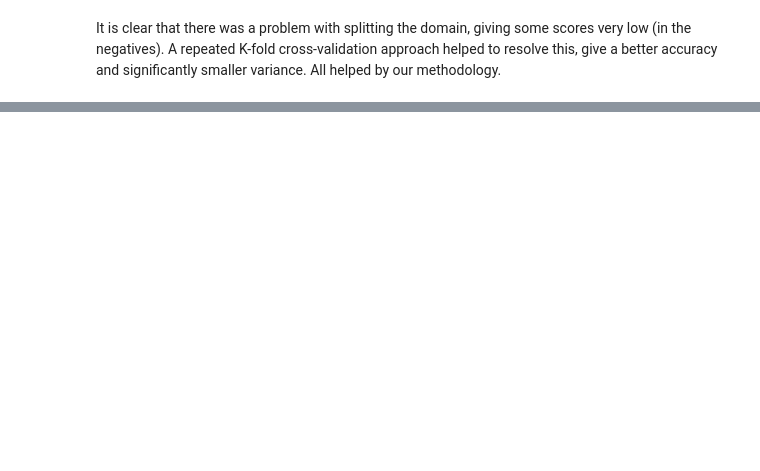
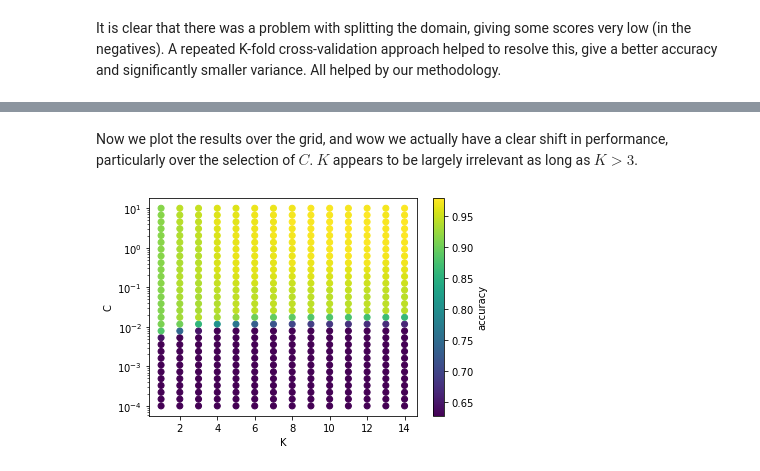
Before and after one commit to gregparkes/gitermap, a Jupyter notebook: example2.ipynb, the cells around one changed output, grey strips where cells are left out. Cells and saved outputs as stored; diff of their text form; code cells hidden in the pictures; blank space fills up the shorter version.

```diff
--- a/example2.ipynb
+++ b/example2.ipynb
@@ -117,0 +162,5 @@ It is clear that there was a problem with splitting the domain, giving some scor
+# %%
+def compute_breast_cancer_data(k, C, cv, X, y):
+    X_new = PCA(n_components=k).fit_transform(scale(X))
+    # default scoring is accuracy score I think.
+    return cross_val_score(SVC(C=C), X_new, y, cv=cv)
@@ -117,0 +169,3 @@ It is clear that there was a problem with splitting the domain, giving some scor
+# %%
+K = np.arange(1, 15, dtype=int)
+C = np.logspace(-4, 1, 30)
@@ -117,0 +180,14 @@ It is clear that there was a problem with splitting the domain, giving some scor
+# %%
+results = np.vstack(pca_svc).mean(1)
+points = np.asarray(list(it.product(K, C)))
+# %% [markdown]
+Now we plot the results over the grid, and wow we actually have a clear shift in performance, particularly over the selection of $C$. $K$ appears to be largely irrelevant as long as $K>3$.
+# %%
+plt.scatter(points[:, 0], points[:, 1], c=results)
+plt.colorbar(label="accuracy")
+plt.yscale("log")
+plt.xlabel("K")
+plt.ylabel("C")
+plt.show()
+# %% [output]
+[figure, added]
```
Also changed, not shown: parts of 24 cells of this notebook, 10 other files.
